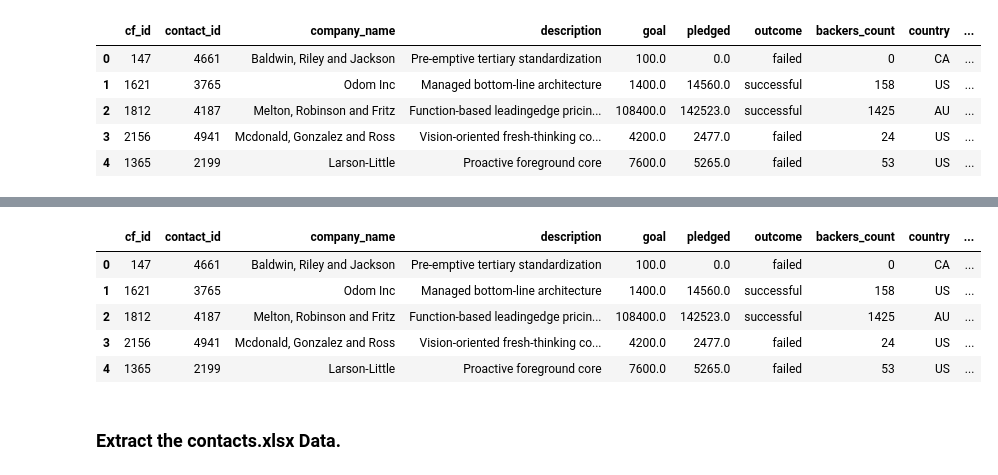
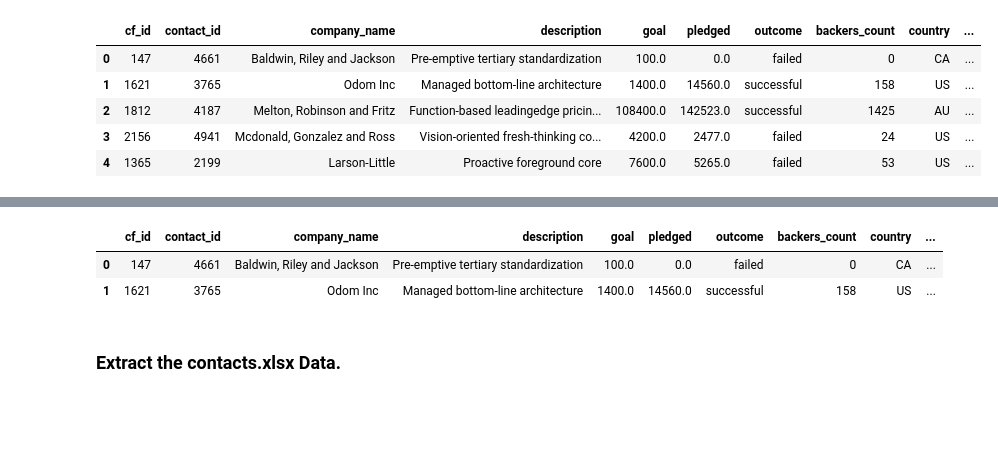
Before and after one commit to yvochu/Crowdfunding_ETL, a Jupyter notebook: ETL_Mini_Project_Starter_Code.ipynb, the cells around one changed output, grey strips where cells are left out. Cells and saved outputs as stored; diff of their text form; code cells hidden in the pictures; blank space fills up the shorter version.

```diff
--- a/ETL_Mini_Project_Starter_Code.ipynb
+++ b/ETL_Mini_Project_Starter_Code.ipynb
@@ -131,7 +119,7 @@ category_df = pd.DataFrame({
 # Create a category DataFrame with the subcategory_id array as the subcategory_id and subcategories list as the subcategory name.
 subcategory_df = pd.DataFrame({
     'subcategory_id': scat_ids,
-    'subcategory': subcategories
+    'sub-category': subcategories
 })
 # %%
 category_df
@@ -256,8 +244,8 @@ dtype: object
 # %%
 # Format the launched_date and end_date columns to datetime format
 from datetime import datetime as dt
-campaign_df['launched_date'] = pd.to_datetime(campaign_df['launched_date'])
-campaign_df['end_date'] = pd.to_datetime(campaign_df['end_date'])
+campaign_df['launched_date'] = pd.to_datetime(campaign_df['launched_date'], unit= 's')
+campaign_df['end_date'] = pd.to_datetime(campaign_df['end_date'], unit= 's')
 campaign_df.head()
 # %% [output]
 |  | cf_id | contact_id | company_name | description | goal | pledged | outcome | backers_count | country | ... |
@@ -266,8 +254,3 @@ campaign_df.head()
 | 2 | 1812 | 4187 | Melton, Robinson and Fritz | Function-based leadingedge pricin... | 108400.0 | 142523.0 | successful | 1425 | AU | ... |
 | 3 | 2156 | 4941 | Mcdonald, Gonzalez and Ross | Vision-oriented fresh-thinking co... | 4200.0 | 2477.0 | failed | 24 | US | ... |
 | 4 | 1365 | 2199 | Larson-Little | Proactive foreground core | 7600.0 | 5265.0 | failed | 53 | US | ... |
-# %%
-# Format the launched_date and end_date columns to datetime format
-from datetime import datetime as dt
-campaign_df['launched_date'] = pd.to_datetime(campaign_df['launched_date'])
-campaign_df['end_date'] = pd.to_datetime(campaign_df['end_date'])
@@ -281,7 +257,7 @@ campaign_df['end_date'] = pd.to_datetime(campaign_df['end_date'])
 # %%
 # Merge the campaign_df with the category_df on the "category" column and
 # the subcategory_df on the "subcategory" column.
-campaign_merged_df = campaign_df.merge(category_df, on='category').merge(subcategory_df, on='subcategory')
+campaign_merged_df = campaign_df.merge(category_df, on='category').merge(subcategory_df, on='sub-category')
 
 campaign_merged_df.tail(10)
 # %% [output]
@@ -298,14 +274,12 @@ campaign_merged_df.tail(10)
 | 999 | 1788 | 4939 | Hernandez, Norton and Kelley | Expanded eco-centric policy | 111100.0 | 62819.0 | canceled | 1122 | US | ... |
 # %%
 # Drop unwanted columns
-campaign_cleaned = campaign_merged_df.drop(columns=['category & sub-category', 'category', 'subcategory','spotlight','staff_pick'])
+campaign_cleaned = campaign_merged_df.drop(columns=['category & sub-category', 'category', 'sub-category','spotlight','staff_pick'])
+campaign_cleaned.head(2)
 # %% [output]
 |  | cf_id | contact_id | company_name | description | goal | pledged | outcome | backers_count | country | ... |
 | 0 | 147 | 4661 | Baldwin, Riley and Jackson | Pre-emptive tertiary standardization | 100.0 | 0.0 | failed | 0 | CA | ... |
 | 1 | 1621 | 3765 | Odom Inc | Managed bottom-line architecture | 1400.0 | 14560.0 | successful | 158 | US | ... |
-| 2 | 1812 | 4187 | Melton, Robinson and Fritz | Function-based leadingedge pricin... | 108400.0 | 142523.0 | successful | 1425 | AU | ... |
-| 3 | 2156 | 4941 | Mcdonald, Gonzalez and Ross | Vision-oriented fresh-thinking co... | 4200.0 | 2477.0 | failed | 24 | US | ... |
-| 4 | 1365 | 2199 | Larson-Little | Proactive foreground core | 7600.0 | 5265.0 | failed | 53 | US | ... |
 # %%
 # Export the DataFrame as a CSV file.
 campaign_cleaned.to_csv("Resources/campaign.csv", index=False)
```
Also changed, not shown: parts of 4 cells of this notebook.
